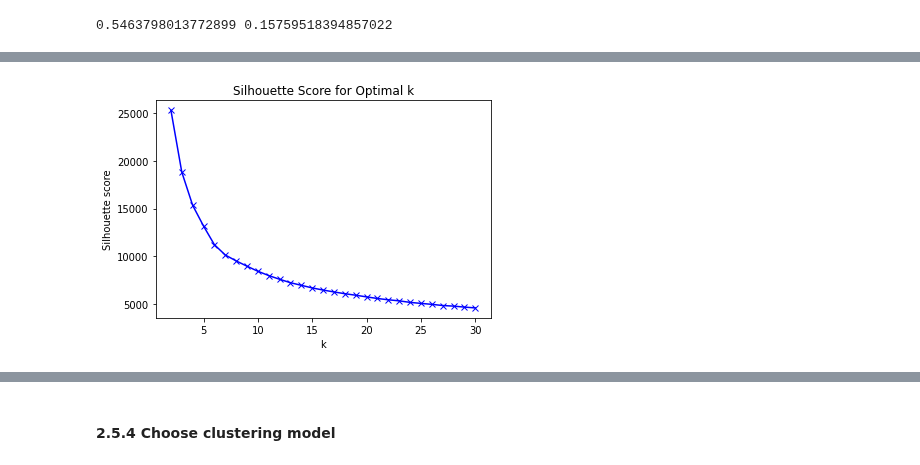
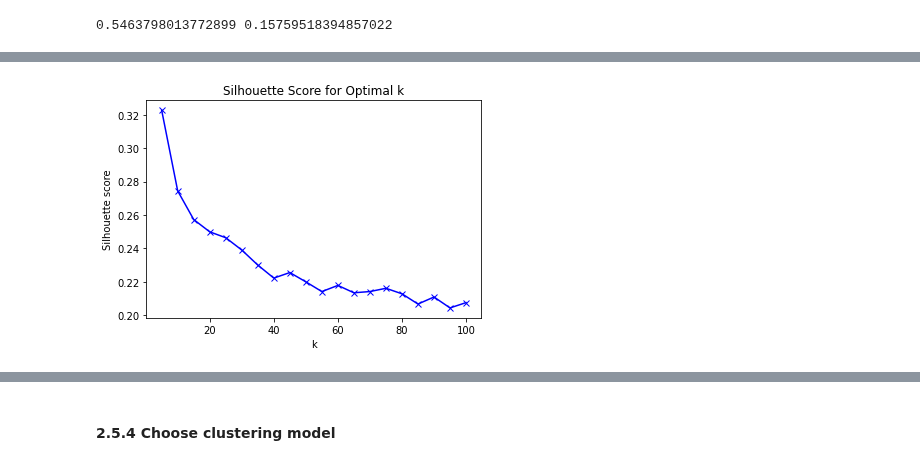
Before and after one commit to maybemkl/wmdecompose, a Jupyter notebook: notebooks/IMDB_example.ipynb, the cells around one changed output, grey strips where cells are left out. Saved outputs shown, nothing was run; the diff lists cells and outputs as text; code cells hidden in the pictures.

Commit message:
expand clustering

```diff
--- a/notebooks/IMDB_example.ipynb
+++ b/notebooks/IMDB_example.ipynb
@@ -314,8 +378,8 @@ print(mean, std)
 0.5463798013772899 0.15759518394857022
 # %%
 min_dist=mean - 3*std
-n_neighbors = int(0.01*len(X))
-n_components=50
+n_neighbors = int(0.005*len(X))
+n_components=100
 print(f"Min distance: {min_dist}")
 print(f"N. neighbors: {n_neighbors}")
 print(f"N. compontents: {n_components}")
@@ -337,22 +401,3 @@ plt.scatter(umap_vecs[:, 0], umap_vecs[:, 1], s=1);
-# %%
-def kmeans_search(X, K):
-    sum_of_squared_distances = []
-    silhouette = []
-    for k in K:
-        km = cluster.KMeans(n_clusters=k,max_iter=300)
-        km = km.fit(X)
-        sum_of_squared_distances.append(km.inertia_)
-        cluster_labels = km.fit_predict(X)
-        silhouette_avg = silhouette_score(X, cluster_labels)
-        silhouette.append(silhouette_avg)
-        if k % 5 == 0:
-            print("For n_clusters =", k,
-              "The average silhouette_score is :", silhouette_avg)
-    return sum_of_squared_distances, silhouette
-
-K = range(2,31)
-# %%
-K =range(1,20)
 # %%
 umap_ssd, umap_silhouette = kmeans_search(umap_vecs, K)
 # %% [output]
@@ -365,14 +424,3 @@ For n_clusters = 30 The average silhouette_score is : 0.22920628
-# %%
-def plot_kmeans(K, data, metric):
-    plt.plot(K, data, 'bx-')
-    plt.xlabel('k')
-    if metric == "elbow":
-        plt.ylabel('Sum of squared distances')
-        plt.title('Elbow Method For Optimal k')
-    if metric == "silhouette":
-        plt.ylabel('Silhouette score')
-        plt.title('Silhouette Score for Optimal k')
-    plt.show()
 # %%
 plot_kmeans(K,umap_ssd,"elbow")
 # %% [output]
@@ -380,4 +428,4 @@ plot_kmeans(K,umap_ssd,"elbow")
 # %%
-plot_kmeans(K,umap_ssd,"silhouette")
+plot_kmeans(K,umap_silhouette,"silhouette")
 # %% [output]
-[figure, old version]
+[figure, new version]
```
Also changed, not shown: parts of 44 cells of this notebook.
